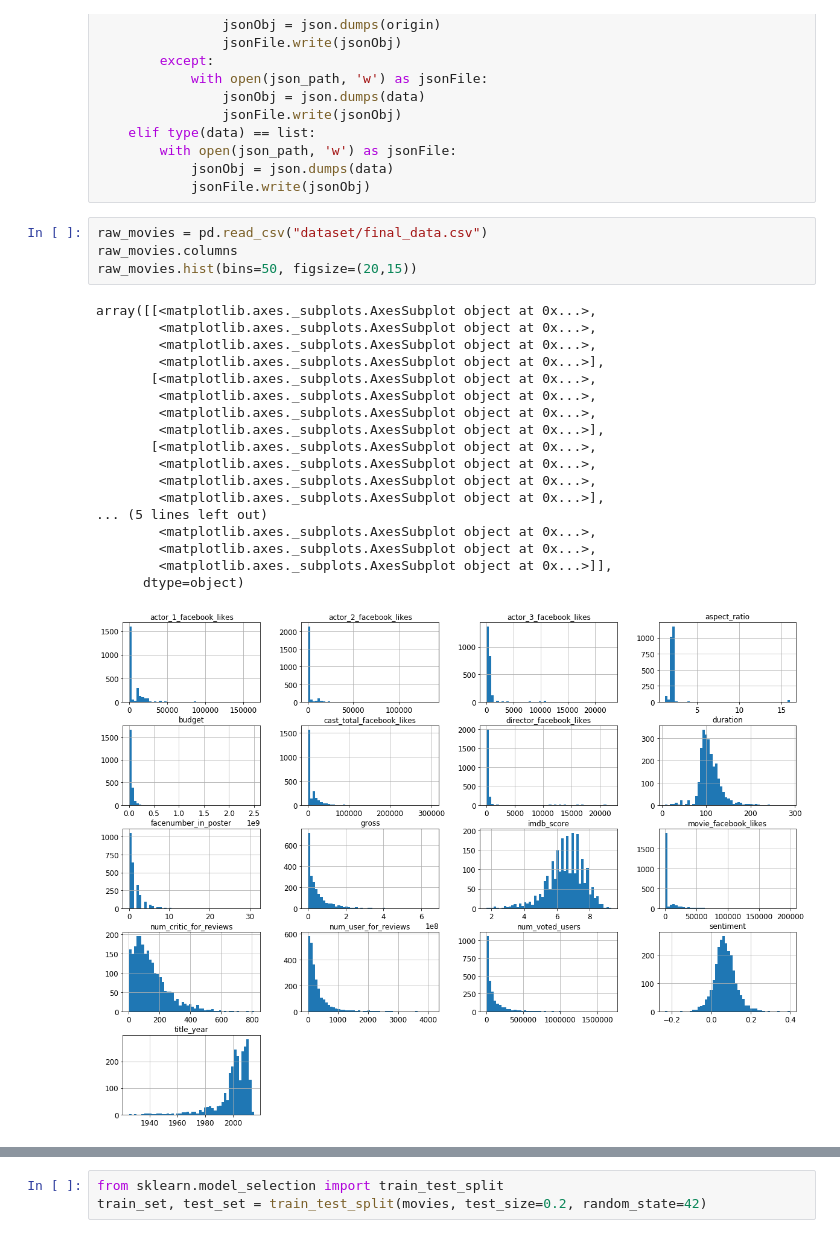
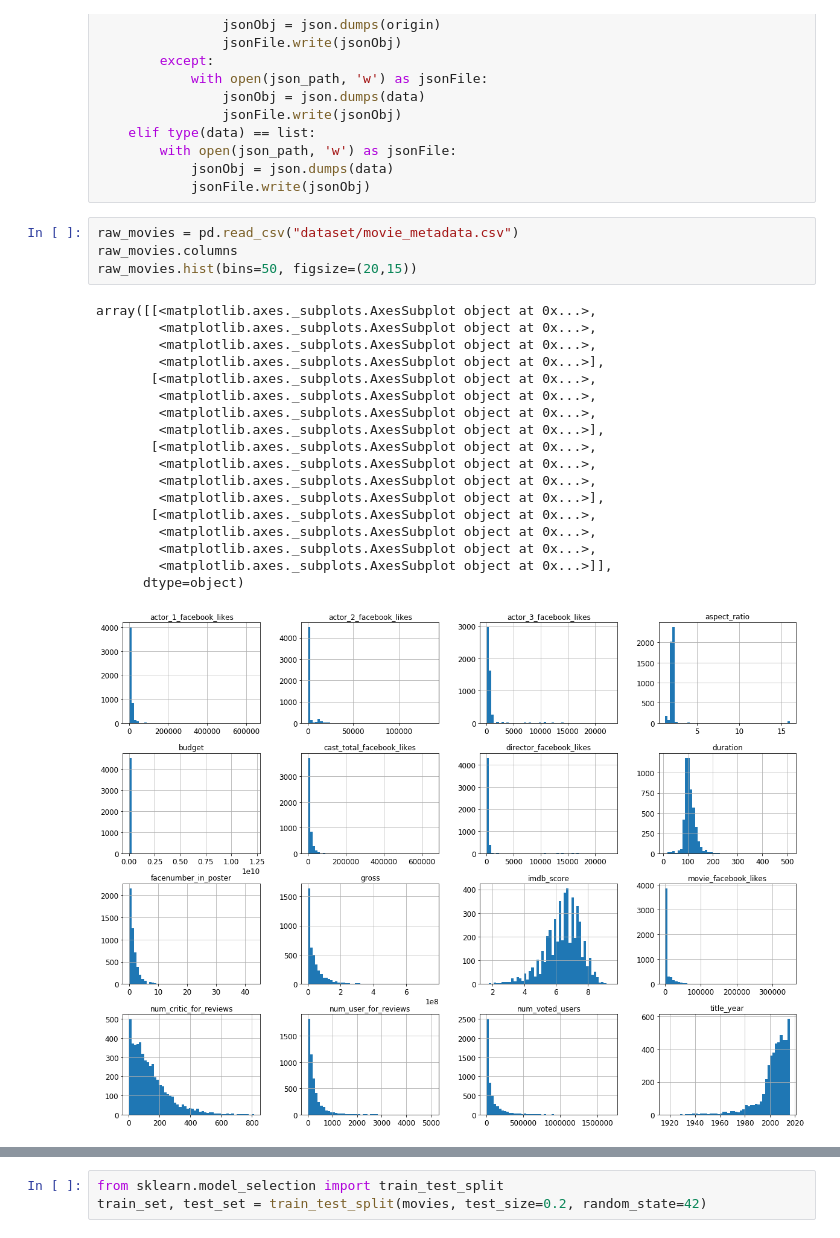
Before and after one commit to ZavierLyu/box-office-predictor, a Jupyter notebook: train/box-office-predictor.ipynb, the cells around one changed output, grey strips where cells are left out. Saved outputs shown, nothing was run; the diff lists cells and outputs as text.

```diff
--- a/train/box-office-predictor.ipynb
+++ b/train/box-office-predictor.ipynb
@@ -39,28 +37,28 @@ def writeJson(json_path, data):
             jsonObj = json.dumps(data)
             jsonFile.write(jsonObj)
 # %%
-raw_movies = pd.read_csv("dataset/final_data.csv")
+raw_movies = pd.read_csv("dataset/movie_metadata.csv")
 raw_movies.columns
 raw_movies.hist(bins=50, figsize=(20,15))
 # %% [output]
 array([[<matplotlib.axes._subplots.AxesSubplot object at 0x...>,
         <matplotlib.axes._subplots.AxesSubplot object at 0x...>,
         <matplotlib.axes._subplots.AxesSubplot object at 0x...>,
         <matplotlib.axes._subplots.AxesSubplot object at 0x...>],
        [<matplotlib.axes._subplots.AxesSubplot object at 0x...>,
         <matplotlib.axes._subplots.AxesSubplot object at 0x...>,
         <matplotlib.axes._subplots.AxesSubplot object at 0x...>,
         <matplotlib.axes._subplots.AxesSubplot object at 0x...>],
        [<matplotlib.axes._subplots.AxesSubplot object at 0x...>,
         <matplotlib.axes._subplots.AxesSubplot object at 0x...>,
         <matplotlib.axes._subplots.AxesSubplot object at 0x...>,
         <matplotlib.axes._subplots.AxesSubplot object at 0x...>],
-... (5 lines left out)
+       [<matplotlib.axes._subplots.AxesSubplot object at 0x...>,
         <matplotlib.axes._subplots.AxesSubplot object at 0x...>,
         <matplotlib.axes._subplots.AxesSubplot object at 0x...>,
         <matplotlib.axes._subplots.AxesSubplot object at 0x...>]],
       dtype=object)
-[figure, old version]
+[figure, new version]
 # %%
 raw_movies
 len(raw_movies)
```
Also changed, not shown: parts of 10 cells of this notebook.
